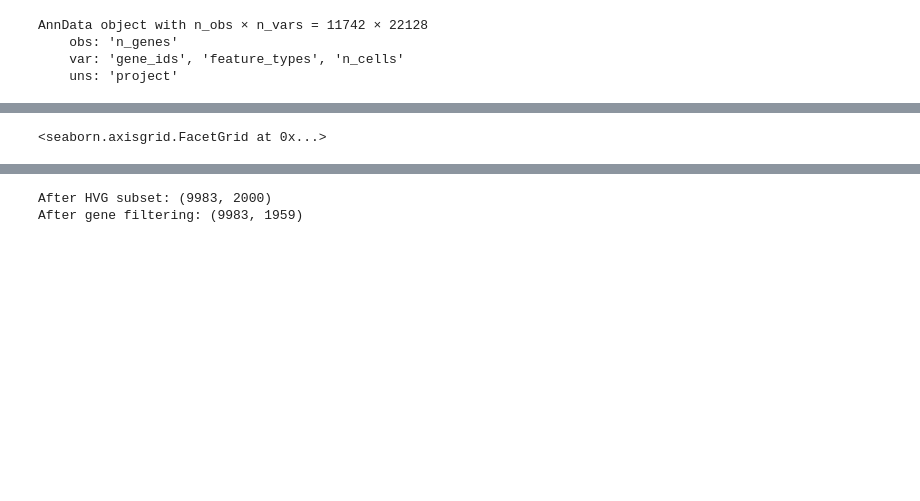
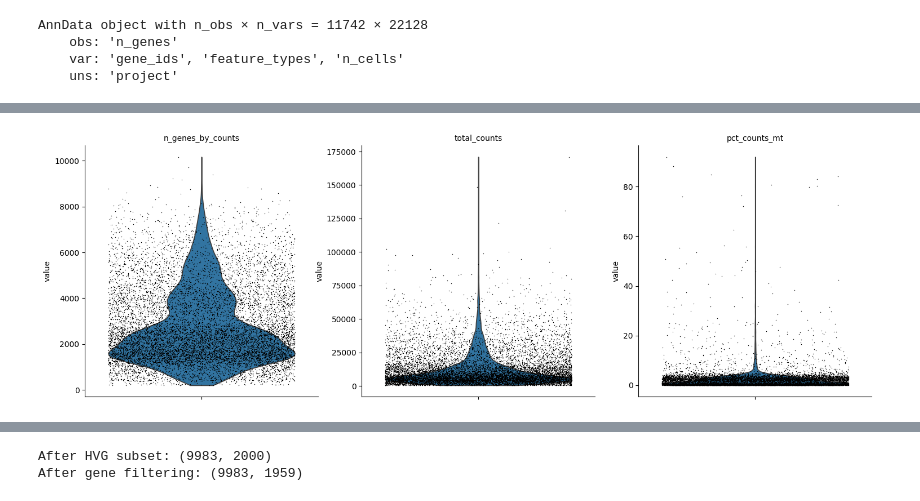
Before and after one commit to snsaiphoo/cis6060_finalproject, a Jupyter notebook: 03_GSM8545309.ipynb, the cells around one changed output, grey strips where cells are left out. Drawn from its saved outputs; the diff is of its cells as text; code cells hidden in the pictures; blank space fills up the shorter version.

```diff
--- a/03_GSM8545309.ipynb
+++ b/03_GSM8545309.ipynb
@@ -54,7 +54,6 @@ sc.pl.violin(
     ["n_genes_by_counts", "total_counts", "pct_counts_mt"],
     jitter=0.4,
     multi_panel=True,
-    save="_qc_violin_03.png",
     show=False
 )
 # %% [output]
@@ -62,4 +61,4 @@ WARNING: saving figure to file figures/violin_qc_violin_03.png
-<seaborn.axisgrid.FacetGrid at 0x...>
+[figure, added]
 # %%
 sc.pl.scatter(
     adata,
```
Also changed, not shown: parts of 16 cells of this notebook.
